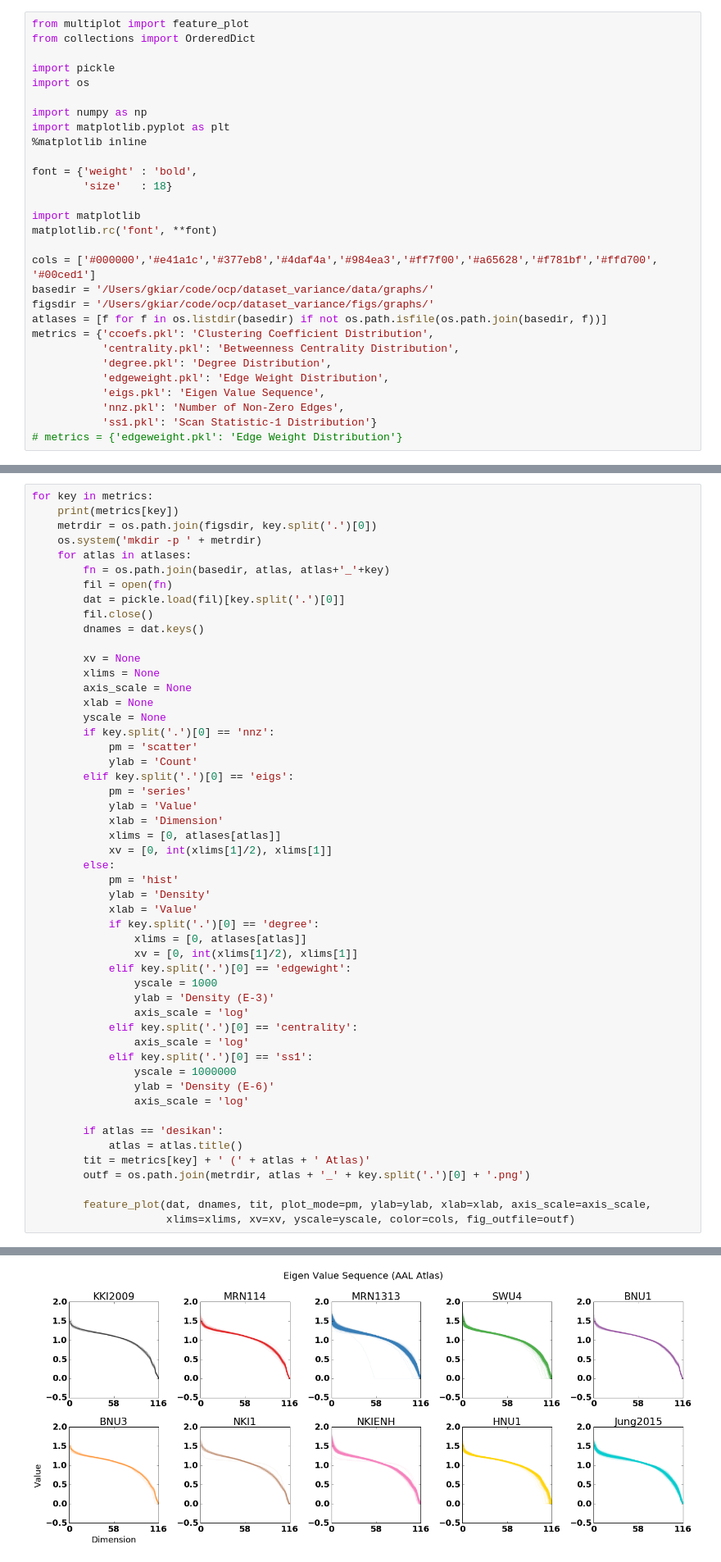
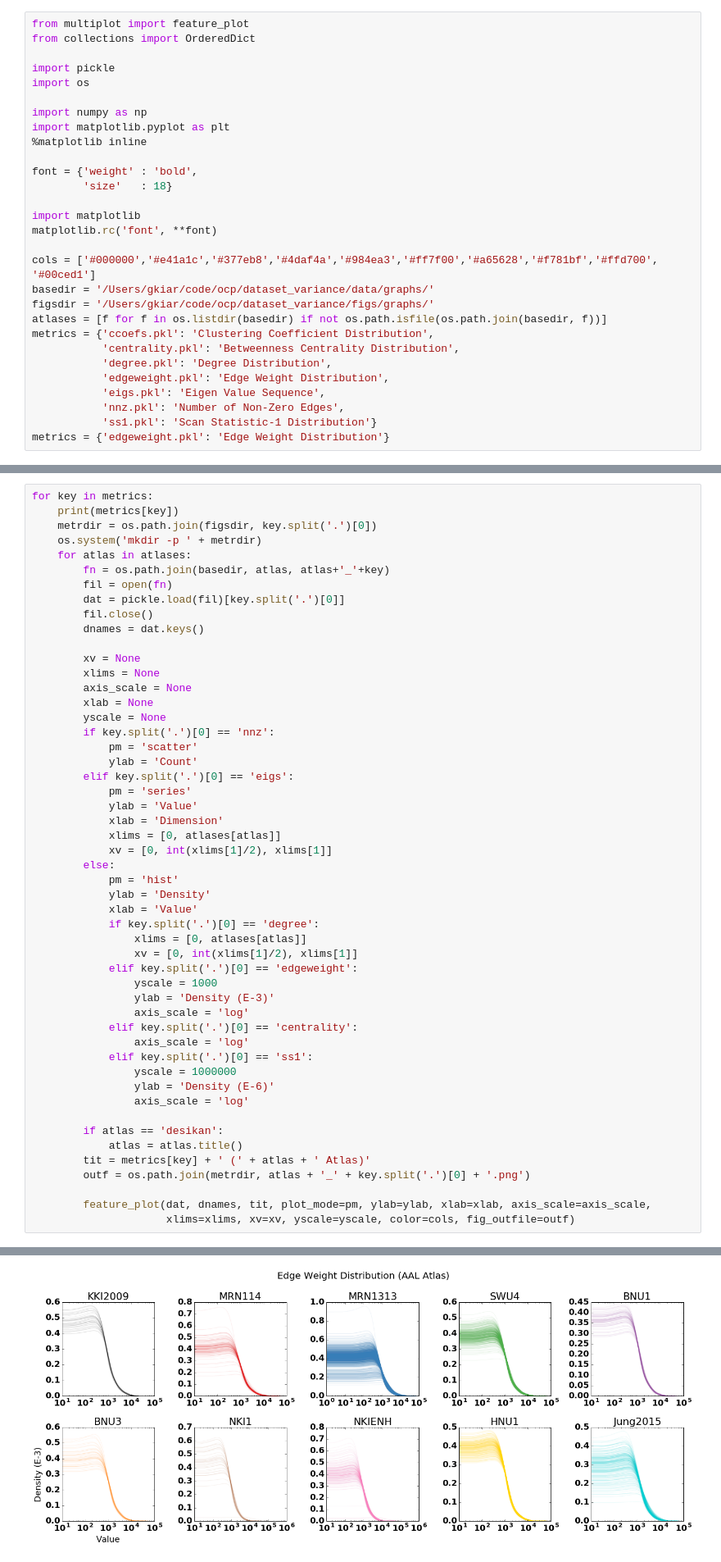
Before and after one commit to gkiar/dataset_variance, a Jupyter notebook: code/plotting/gross_graph_plotting.ipynb, the cells around one changed output, grey strips where cells are left out. Shown at 82% size. Cells and saved outputs as stored; diff of their text form.

```diff
--- a/code/plotting/gross_graph_plotting.ipynb
+++ b/code/plotting/gross_graph_plotting.ipynb
@@ -28,7 +28,7 @@ metrics = {'ccoefs.pkl': 'Clustering Coefficient Distribution',
            'eigs.pkl': 'Eigen Value Sequence',
            'nnz.pkl': 'Number of Non-Zero Edges',
            'ss1.pkl': 'Scan Statistic-1 Distribution'}
-# metrics = {'edgeweight.pkl': 'Edge Weight Distribution'}
+metrics = {'edgeweight.pkl': 'Edge Weight Distribution'}
 # %%
 atlases = (('AAL', 116),
           ('CPAC200', 200),
@@ -79,7 +79,7 @@ for key in metrics:
             if key.split('.')[0] == 'degree':
                 xlims = [0, atlases[atlas]]
                 xv = [0, int(xlims[1]/2), xlims[1]]
-            elif key.split('.')[0] == 'edgewight':
+            elif key.split('.')[0] == 'edgeweight':
                 yscale = 1000
                 ylab = 'Density (E-3)'
                 axis_scale = 'log'
@@ -102 +102 @@ Eigen Value Sequence
-[figure, old version]
+[figure, new version]
```
Also changed, not shown: parts of 1 cell of this notebook.
